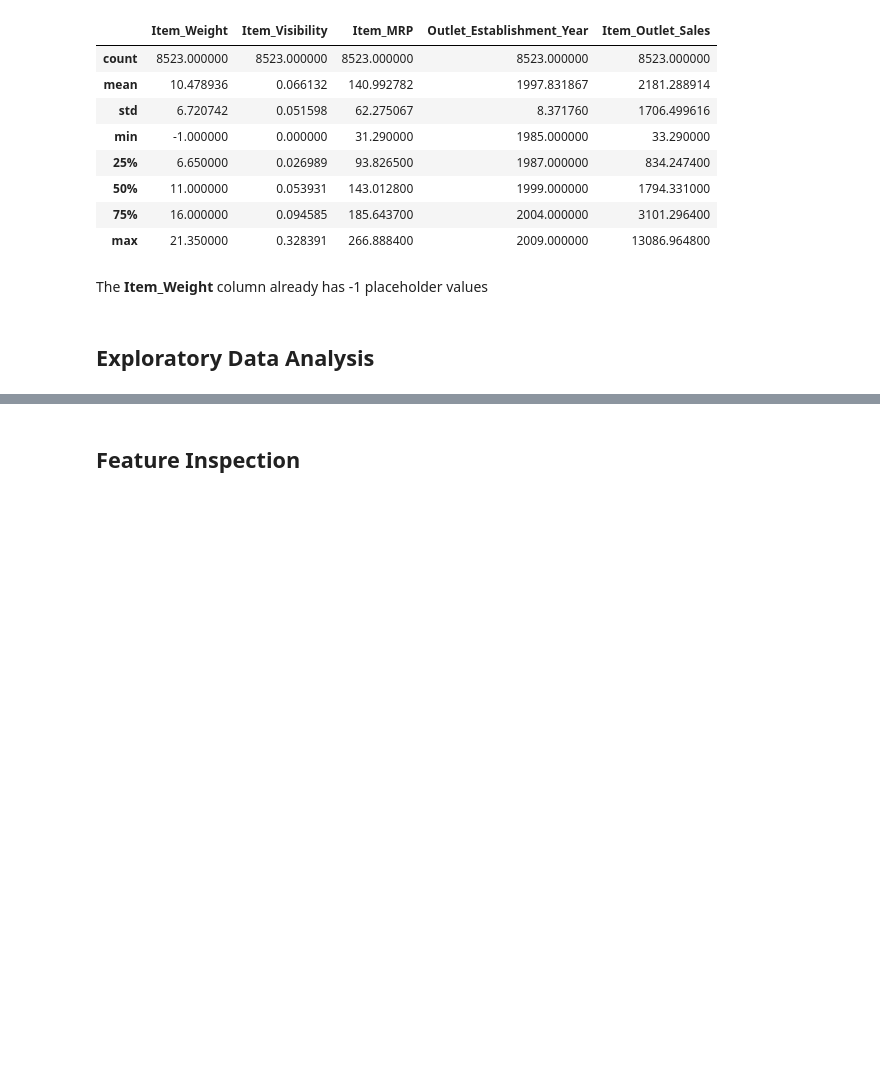
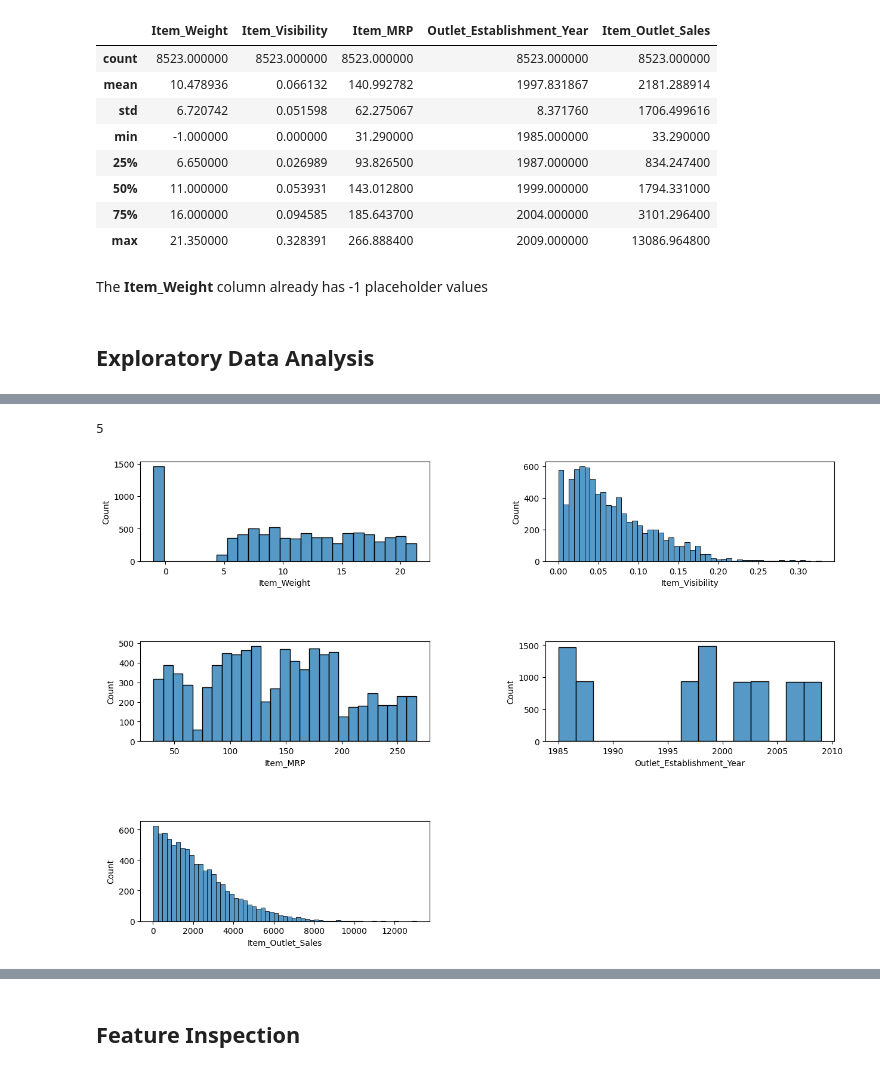
Before and after one commit to dimLMT/Just-try, a Jupyter notebook: Prediction_of_Product_Sales.ipynb, the cells around one changed output, grey strips where cells are left out. Saved outputs shown, nothing was run; the diff lists cells and outputs as text; code cells hidden in the pictures; blank space fills up the shorter version.

```diff
--- a/Prediction_of_Product_Sales.ipynb
+++ b/Prediction_of_Product_Sales.ipynb
@@ -180,0 +187,15 @@ df.describe()
+# %%
+import seaborn as sns
+import matplotlib.pyplot as plt
+num_cols = df.select_dtypes('number').columns
+len(num_cols)
+# %% [output]
+5
+# %%
+plt.figure(figsize=(15, 10))
+plt.subplots_adjust(wspace=0.4, hspace=0.8)
+for n, col in enumerate(num_cols):
+  ax = plt.subplot(3, 2, n + 1)
+  ax = sns.histplot(data=df, x=col);
+# %% [output]
+[figure, added]
```
Also changed, not shown: parts of 19 cells of this notebook.
